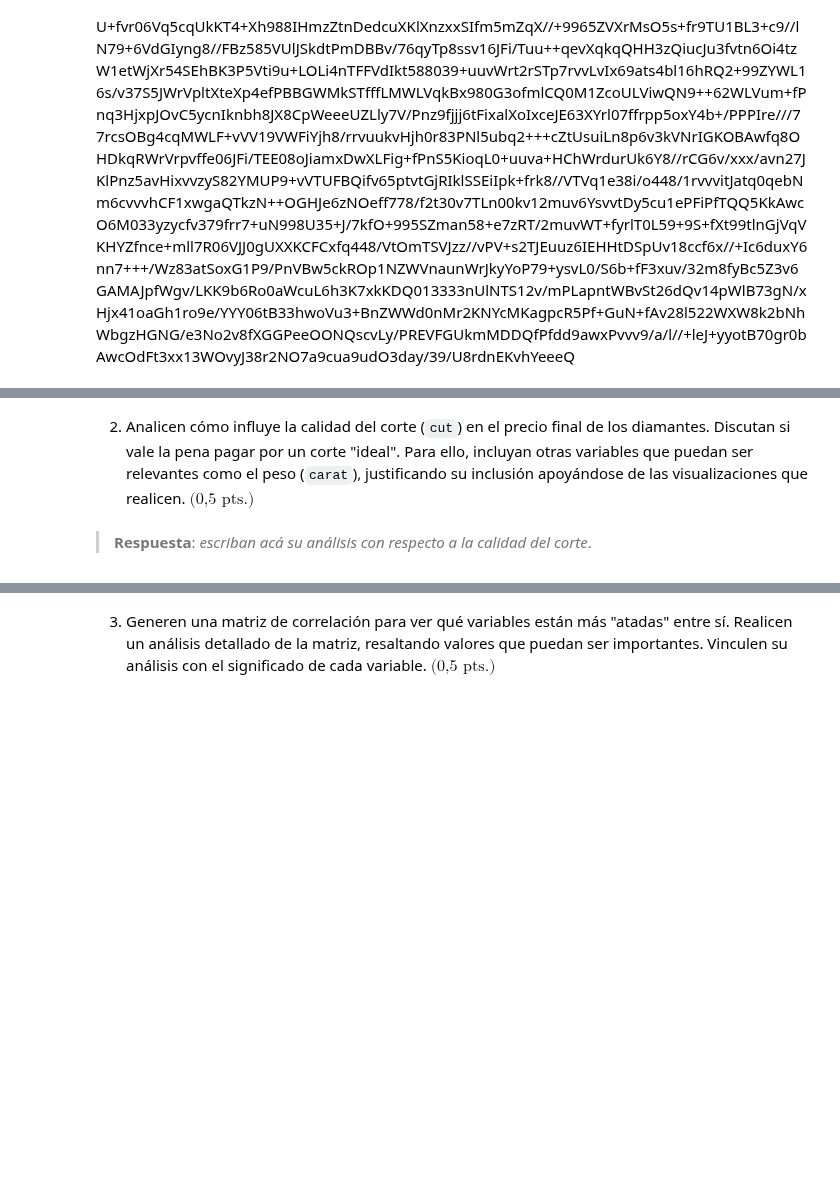
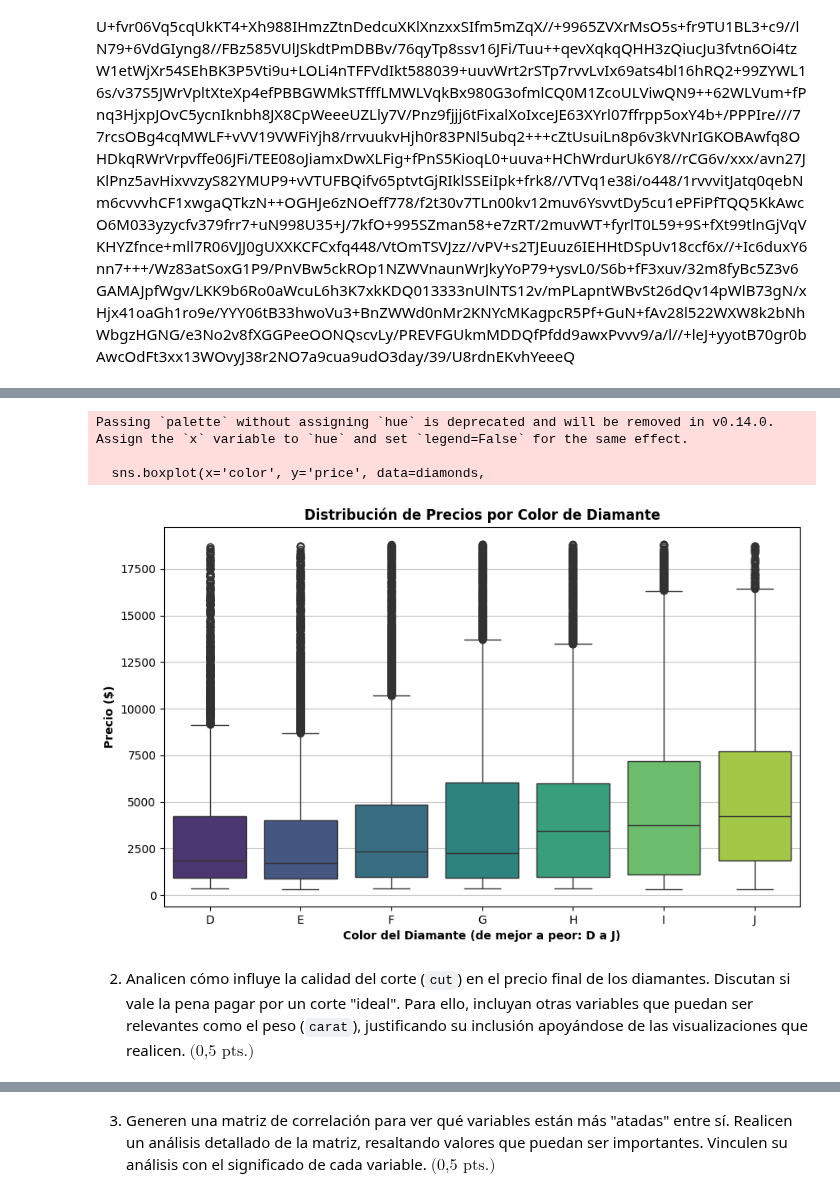
Before and after one commit to milemrc5-cpu/cursoedv-tarea1-equipo2, a Jupyter notebook: tareaedv.ipynb, the cells around one changed output, grey strips where cells are left out. Cells and saved outputs as stored; diff of their text form; code cells hidden in the pictures; blank space fills up the shorter version.

```diff
--- a/tareaedv.ipynb
+++ b/tareaedv.ipynb
@@ -517,4 +515,36 @@ Si quieren comunicar sus resultados al resto de las personas, no basta sólo con
+# %%
+import seaborn as sns
+import matplotlib.pyplot as plt
+from IPython.display import display, Markdown
+import io
+import base64
+
+if 'diamonds' not in locals() and 'diamonds' not in globals():
+    try:
+        diamonds = sns.load_dataset('diamonds')
+        print("Dataset 'diamonds' cargado exitosamente.")
+    except Exception as e:
+        display(Markdown(f"**Error al cargar el dataset 'diamonds'**: {e}"))
+        diamonds = None
+
+if diamonds is not None:
+    plt.figure(figsize=(10, 6))
+    sns.boxplot(x='color', y='price', data=diamonds,
+                order=['D', 'E', 'F', 'G', 'H', 'I', 'J'],
+                palette='viridis')
+    plt.title('Distribución de Precios por Color de Diamante', fontweight='bold')
+    plt.xlabel('Color del Diamante (de mejor a peor: D a J)', fontweight='bold')
+    plt.ylabel('Precio ($)', fontweight='bold')
+    plt.grid(axis='y', alpha=0.75)
+
+    data = io.BytesIO()
+    plt.savefig(data)
+    image_base64 = base64.b64encode(data.getvalue()).decode()
+    alt_text = "Box plot de la distribución de precios por color de diamante"
+# %% [output]
+Passing `palette` without assigning `hue` is deprecated and will be removed in v0.14.0. Assign the `x` variable to `hue` and set `legend=False` for the same effect.
+
+  sns.boxplot(x='color', y='price', data=diamonds,
+[figure, added]
 # %% [markdown]
 2. Analicen cómo influye la calidad del corte (`cut`) en el precio final de los diamantes. Discutan si vale la pena pagar por un corte "ideal". Para ello, incluyan otras variables que puedan ser relevantes como el peso (`carat`), justificando su inclusión apoyándose de las visualizaciones que realicen. $\textrm{(0,5 pts.)}$
-# %% [markdown]
-> **Respuesta**: *escriban acá su análisis con respecto a la calidad del corte*.
```
Also changed, not shown: parts of 11 cells of this notebook.
